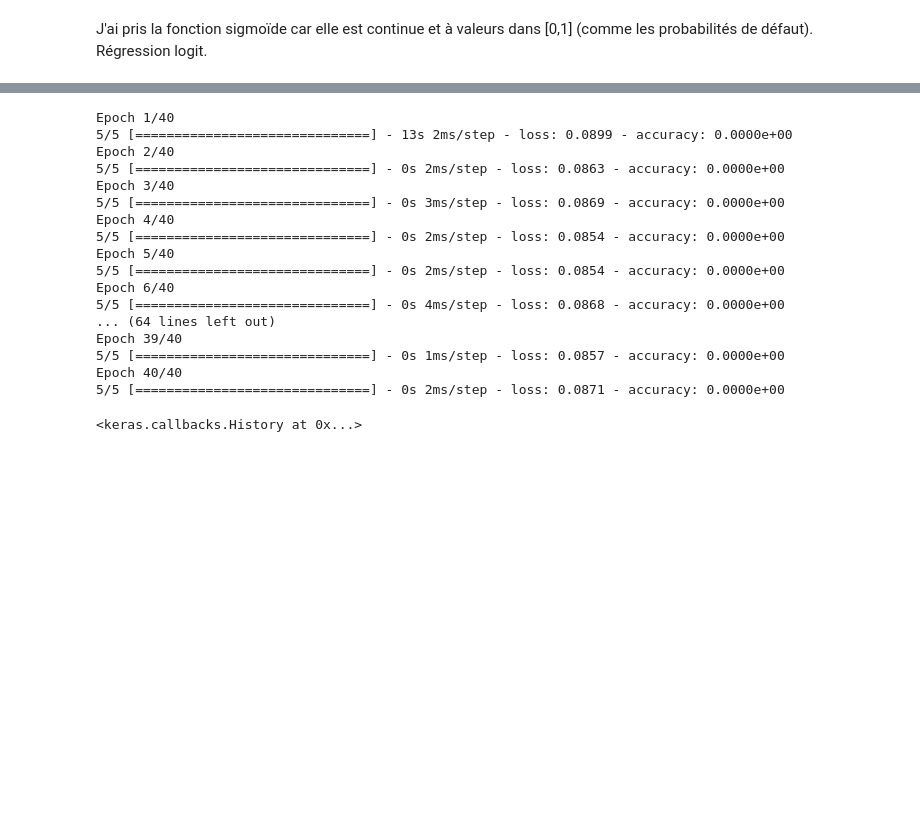
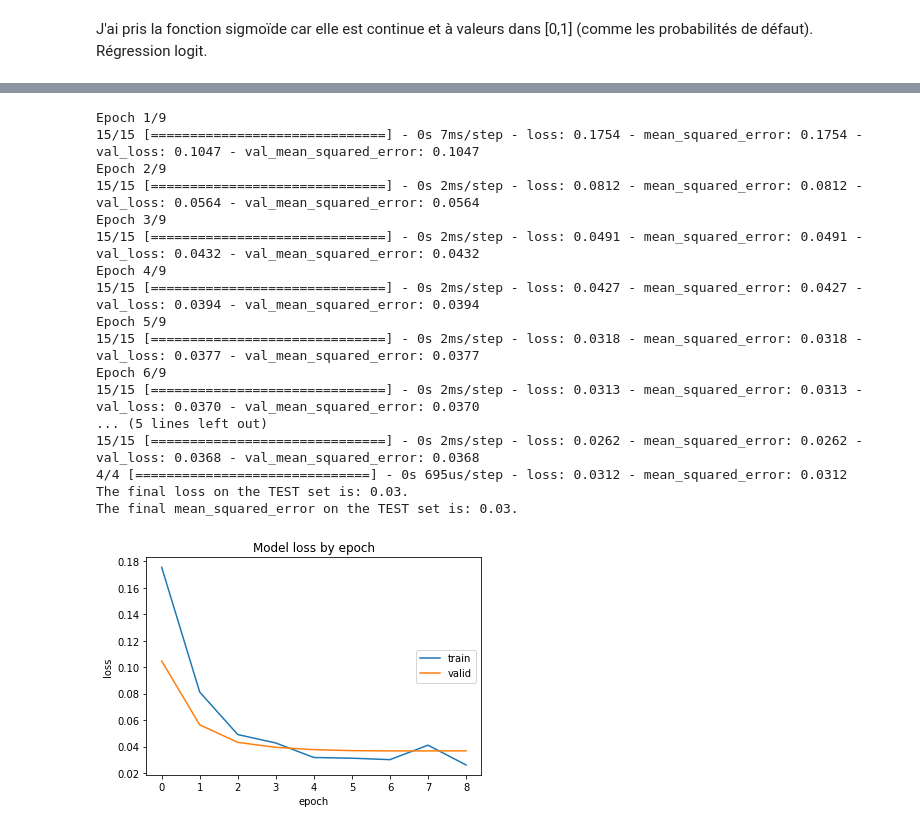
Before and after one commit to Rxzh/PD, a Jupyter notebook: Architecture réseaux de neurones.ipynb, the cells around one changed output, grey strips where cells are left out. Cells and saved outputs as stored; diff of their text form; code cells hidden in the pictures; blank space fills up the shorter version.

```diff
--- a/Architecture réseaux de neurones.ipynb
+++ b/Architecture réseaux de neurones.ipynb
@@ -102,2 +101,10 @@ modele.add(Dense(units=1,activation="sigmoid"))
+# %%
+modele = Sequential()
+modele.add(Dense(units=7,input_dim=3,activation="sigmoid")) #6 is good
+modele.add(Dense(units=1,activation="sigmoid"))
+#modele.add(Dropout(0.3))
+learning_rate = 0.10
+
+sgd = SGD(learning_rate)
 # %% [markdown]
 J'ai pris la fonction sigmoïde car elle est continue et à valeurs dans [0,1] (comme les probabilités de défaut). Régression logit.
@@ -111,5 +111,5 @@ sgd = SGD(learning_rate)
 # %%
-modele.compile(loss='mean_squared_error',optimizer=sgd,metrics=['accuracy'])
+modele.compile(loss='mean_squared_error',optimizer=sgd,metrics=[tf.keras.metrics.MeanSquaredError()])
 # %%
 print(modele.summary())
 # %% [output]
@@ -126,29 +126,49 @@ Trainable params: 11
 Non-trainable params: 0
 _________________________________________________________________
 None
-# %%
-#Calcul des poids par descente de gradient
-
-modele.fit(x_train,y_train, batch_size = 500, epochs = 40)
-# %% [output]
-Epoch 1/40
-5/5 [==============================] - 13s 2ms/step - loss: 0.0899 - accuracy: 0.0000e+00
-Epoch 2/40
-5/5 [==============================] - 0s 2ms/step - loss: 0.0863 - accuracy: 0.0000e+00
-Epoch 3/40
-5/5 [==============================] - 0s 3ms/step - loss: 0.0869 - accuracy: 0.0000e+00
-Epoch 4/40
-5/5 [==============================] - 0s 2ms/step - loss: 0.0854 - accuracy: 0.0000e+00
-Epoch 5/40
-5/5 [==============================] - 0s 2ms/step - loss: 0.0854 - accuracy: 0.0000e+00
-Epoch 6/40
-5/5 [==============================] - 0s 4ms/step - loss: 0.0868 - accuracy: 0.0000e+00
-... (64 lines left out)
-Epoch 39/40
-5/5 [==============================] - 0s 1ms/step - loss: 0.0857 - accuracy: 0.0000e+00
-Epoch 40/40
-5/5 [==============================] - 0s 2ms/step - loss: 0.0871 - accuracy: 0.0000e+00
-<keras.callbacks.History at 0x...>
+# %%
+history = modele.fit(x_train, y_train,         # Train the model using the training set...
+          batch_size=10, epochs=9,
+          verbose=1, validation_split=0.35,steps_per_epoch=15)           # ...holding out 40% of the data for validation
+
+# --------------------------------------
+# Evaluation
+# --------------------------------------
+for loss_name, loss_value in list(zip(modele.metrics_names, modele.evaluate(x_test, y_test, verbose=1))):
+    print('The final {} on the TEST set is: {:.2f}.'.format(loss_name, loss_value)) # Evaluate the trained model on the test set!
+
+
+import matplotlib.pyplot as plt
+
+# --------------------------------------
+# Loss functions evolution
+# --------------------------------------
+plt.plot(history.history['loss'])
+plt.plot(history.history['val_loss'])
+plt.title('Model loss by epoch')
+plt.ylabel('loss')
+plt.xlabel('epoch')
+plt.legend(['train', 'valid'], loc='right')
+plt.show()
+# %% [output]
+Epoch 1/9
+15/15 [==============================] - 0s 7ms/step - loss: 0.1754 - mean_squared_error: 0.1754 - val_loss: 0.1047 - val_mean_squared_error: 0.1047
+Epoch 2/9
+15/15 [==============================] - 0s 2ms/step - loss: 0.0812 - mean_squared_error: 0.0812 - val_loss: 0.0564 - val_mean_squared_error: 0.0564
+Epoch 3/9
+15/15 [==============================] - 0s 2ms/step - loss: 0.0491 - mean_squared_error: 0.0491 - val_loss: 0.0432 - val_mean_squared_error: 0.0432
+Epoch 4/9
+15/15 [==============================] - 0s 2ms/step - loss: 0.0427 - mean_squared_error: 0.0427 - val_loss: 0.0394 - val_mean_squared_error: 0.0394
+Epoch 5/9
+15/15 [==============================] - 0s 2ms/step - loss: 0.0318 - mean_squared_error: 0.0318 - val_loss: 0.0377 - val_mean_squared_error: 0.0377
+Epoch 6/9
+15/15 [==============================] - 0s 2ms/step - loss: 0.0313 - mean_squared_error: 0.0313 - val_loss: 0.0370 - val_mean_squared_error: 0.0370
+... (5 lines left out)
+15/15 [==============================] - 0s 2ms/step - loss: 0.0262 - mean_squared_error: 0.0262 - val_loss: 0.0368 - val_mean_squared_error: 0.0368
+4/4 [==============================] - 0s 695us/step - loss: 0.0312 - mean_squared_error: 0.0312
+The final loss on the TEST set is: 0.03.
+The final mean_squared_error on the TEST set is: 0.03.
+[figure, added]
 # %%
 #Résultats
 
```
Also changed, not shown: parts of 21 cells of this notebook, 3 other files.
